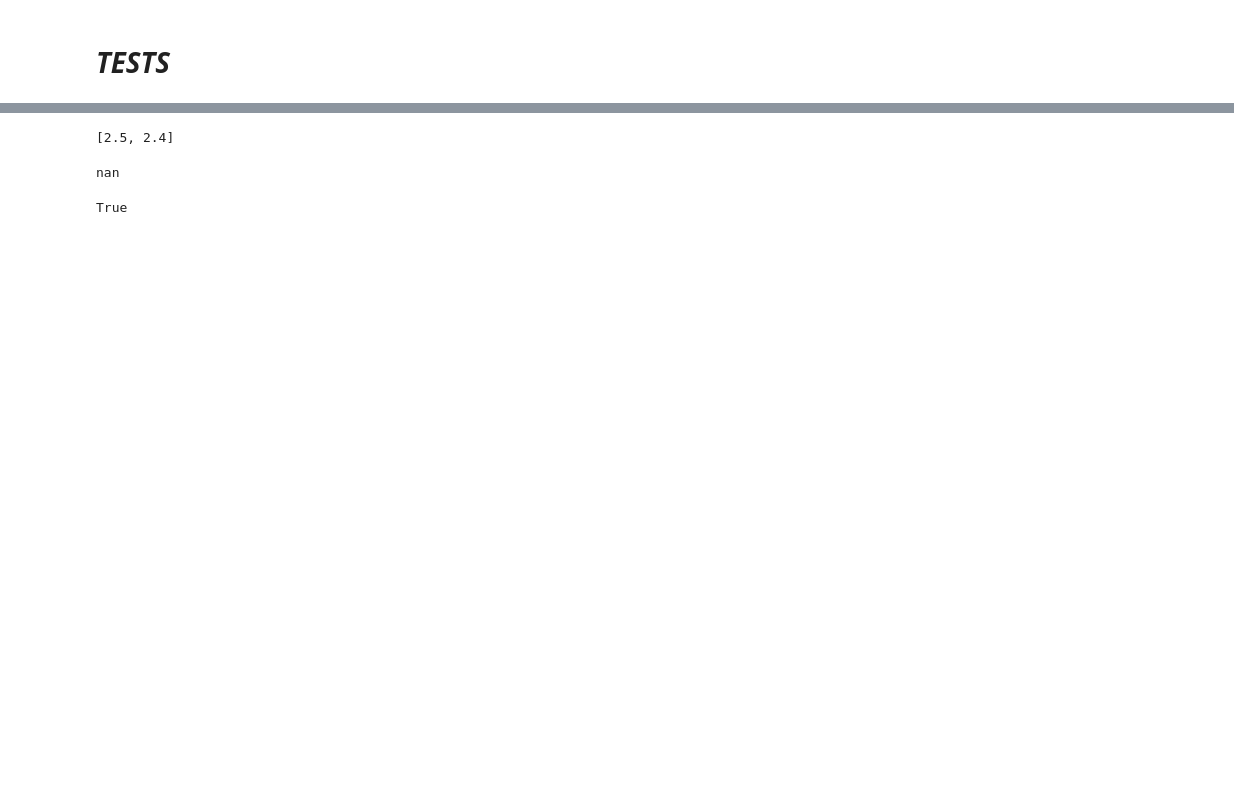
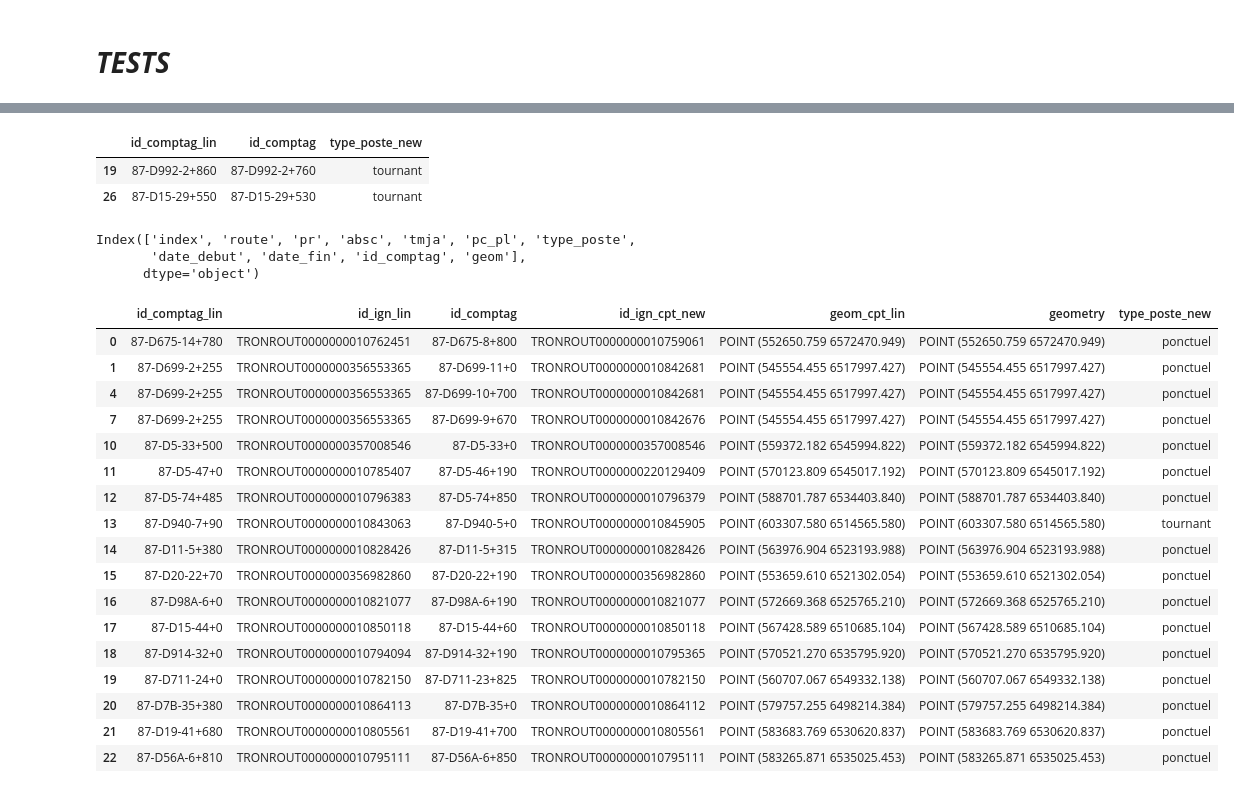
Before and after one commit to nantodevison/otv, a Jupyter notebook: otv/Transfert_Donnees/Import_trafics.ipynb, the cells around one changed output, grey strips where cells are left out. Cells and saved outputs as stored; diff of their text form; code cells hidden in the pictures; blank space fills up the shorter version.

```diff
--- a/otv/Transfert_Donnees/Import_trafics.ipynb
+++ b/otv/Transfert_Donnees/Import_trafics.ipynb
@@ -291,7 +261,7 @@ cpt47.insert_bdd('local_otv_station_gti','comptage', 'na_2010_2019_horaire', cpt
 ### ***lister les voies, classer les types de commptages, lister les fichiers a regrouper***
 > le dossier contient un tres grand nombre de fihciers, parfois ils sont a regrouper, parfois la structure de nommage varie
 # %%
-d87=it.Comptage_cd87(r'D:\temp\otv\87\Fichiers FIM 87 -2018')
+d87=it.Comptage_cd87(r'Q:\DAIT\TI\DREAL33\2020\OTV\Doc_travail\Donnees_source\CD87\CD87- Comptages 2019 Fichiers .fim')
 d87.dico_pt_cptg() #creer le dico de base
 # %% [output]
 OK : tous fichiers dans dico
@@ -695,12 +731,4 @@ d87.dico_voie['D20']
-# %%
-[p for p in list_pc_pl if p>0]
-# %% [output]
-[2.5, 2.4]
-# %%
-round(mean([np.NaN, np.NaN]),2)
-# %% [output]
-nan
-# %%
-not [p for p in list_pc_pl if p>0]
-# %% [output]
-True
+# %%
+d87.comptag_existant_bdd('gti_otv_pg11','na_2010_2019_p', 'comptage',dep='87', type_poste=False)
+d87.df_attr_update=d87.df_attr.loc[d87.df_attr.id_comptag.isin(d87.existant.id_comptag.tolist())].copy()
+d87.df_attr_insert=d87.df_attr.loc[~d87.df_attr.id_comptag.isin(d87.existant.id_comptag.tolist())].copy()
@@ -706,0 +739,6 @@ True
+# %%
+df_correspondance
+# %% [output]
+|  | id_comptag_lin | id_comptag | type_poste_new |
+| 19 | 87-D992-2+860 | 87-D992-2+760 | tournant |
+| 26 | 87-D15-29+550 | 87-D15-29+530 | tournant |
@@ -706,0 +747,4 @@ True
+# %%
+#recalculer les insert et update
+d87.df_attr_update=d87.df_attr.loc[d87.df_attr.id_comptag.isin(d87.existant.id_comptag.tolist())].copy()
+d87.df_attr_insert=d87.df_attr.loc[~d87.df_attr.id_comptag.isin(d87.existant.id_comptag.tolist())].copy()
@@ -706,0 +756,30 @@ True
+# %%
+df_attr_geom.columns
+# %% [output]
+Index(['index', 'route', 'pr', 'absc', 'tmja', 'pc_pl', 'type_poste',
+       'date_debut', 'date_fin', 'id_comptag', 'geom'],
+      dtype='object')
+# %%
+ppv_final,points_a_inserer_geom=d87.plus_proche_voisin_comptage_a_inserer(d87.df_attr_insert,'gti_otv_pg11', 'public','d87_cpt_temp','lineaire.traf2018_bdt87_ed18_l',
+                                                                          'ref.pr_ed18_p')
+# %%
+ppv_final
+# %% [output]
+|  | id_comptag_lin | id_ign_lin | id_comptag | id_ign_cpt_new | geom_cpt_lin | geometry | type_poste_new |
+| 0 | 87-D675-14+780 | TRONROUT0000000010762451 | 87-D675-8+800 | TRONROUT0000000010759061 | POINT (552650.759 6572470.949) | POINT (552650.759 6572470.949) | ponctuel |
+| 1 | 87-D699-2+255 | TRONROUT0000000356553365 | 87-D699-11+0 | TRONROUT0000000010842681 | POINT (545554.455 6517997.427) | POINT (545554.455 6517997.427) | ponctuel |
+| 4 | 87-D699-2+255 | TRONROUT0000000356553365 | 87-D699-10+700 | TRONROUT0000000010842681 | POINT (545554.455 6517997.427) | POINT (545554.455 6517997.427) | ponctuel |
+| 7 | 87-D699-2+255 | TRONROUT0000000356553365 | 87-D699-9+670 | TRONROUT0000000010842676 | POINT (545554.455 6517997.427) | POINT (545554.455 6517997.427) | ponctuel |
+| 10 | 87-D5-33+500 | TRONROUT0000000357008546 | 87-D5-33+0 | TRONROUT0000000357008546 | POINT (559372.182 6545994.822) | POINT (559372.182 6545994.822) | ponctuel |
+| 11 | 87-D5-47+0 | TRONROUT0000000010785407 | 87-D5-46+190 | TRONROUT0000000220129409 | POINT (570123.809 6545017.192) | POINT (570123.809 6545017.192) | ponctuel |
+| 12 | 87-D5-74+485 | TRONROUT0000000010796383 | 87-D5-74+850 | TRONROUT0000000010796379 | POINT (588701.787 6534403.840) | POINT (588701.787 6534403.840) | ponctuel |
+| 13 | 87-D940-7+90 | TRONROUT0000000010843063 | 87-D940-5+0 | TRONROUT0000000010845905 | POINT (603307.580 6514565.580) | POINT (603307.580 6514565.580) | tournant |
+| 14 | 87-D11-5+380 | TRONROUT0000000010828426 | 87-D11-5+315 | TRONROUT0000000010828426 | POINT (563976.904 6523193.988) | POINT (563976.904 6523193.988) | ponctuel |
+| 15 | 87-D20-22+70 | TRONROUT0000000356982860 | 87-D20-22+190 | TRONROUT0000000356982860 | POINT (553659.610 6521302.054) | POINT (553659.610 6521302.054) | ponctuel |
+| 16 | 87-D98A-6+0 | TRONROUT0000000010821077 | 87-D98A-6+190 | TRONROUT0000000010821077 | POINT (572669.368 6525765.210) | POINT (572669.368 6525765.210) | ponctuel |
+| 17 | 87-D15-44+0 | TRONROUT0000000010850118 | 87-D15-44+60 | TRONROUT0000000010850118 | POINT (567428.589 6510685.104) | POINT (567428.589 6510685.104) | ponctuel |
+| 18 | 87-D914-32+0 | TRONROUT0000000010794094 | 87-D914-32+190 | TRONROUT0000000010795365 | POINT (570521.270 6535795.920) | POINT (570521.270 6535795.920) | ponctuel |
+| 19 | 87-D711-24+0 | TRONROUT0000000010782150 | 87-D711-23+825 | TRONROUT0000000010782150 | POINT (560707.067 6549332.138) | POINT (560707.067 6549332.138) | ponctuel |
+| 20 | 87-D7B-35+380 | TRONROUT0000000010864113 | 87-D7B-35+0 | TRONROUT0000000010864112 | POINT (579757.255 6498214.384) | POINT (579757.255 6498214.384) | ponctuel |
+| 21 | 87-D19-41+680 | TRONROUT0000000010805561 | 87-D19-41+700 | TRONROUT0000000010805561 | POINT (583683.769 6530620.837) | POINT (583683.769 6530620.837) | ponctuel |
+| 22 | 87-D56A-6+810 | TRONROUT0000000010795111 | 87-D56A-6+850 | TRONROUT0000000010795111 | POINT (583265.871 6535025.453) | POINT (583265.871 6535025.453) | ponctuel |
```
Also changed, not shown: parts of 50 cells of this notebook, 1 other file.
